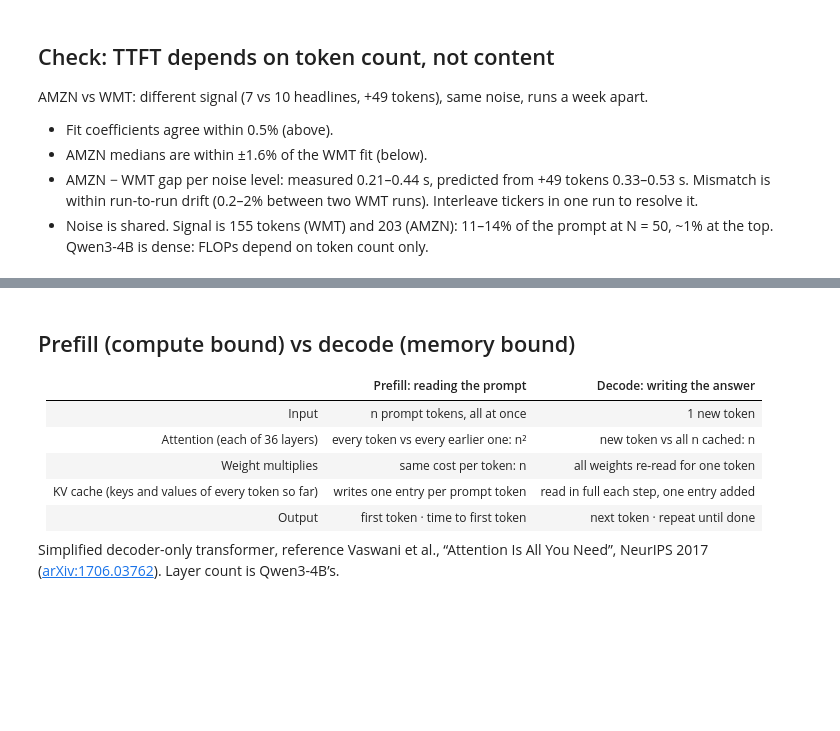
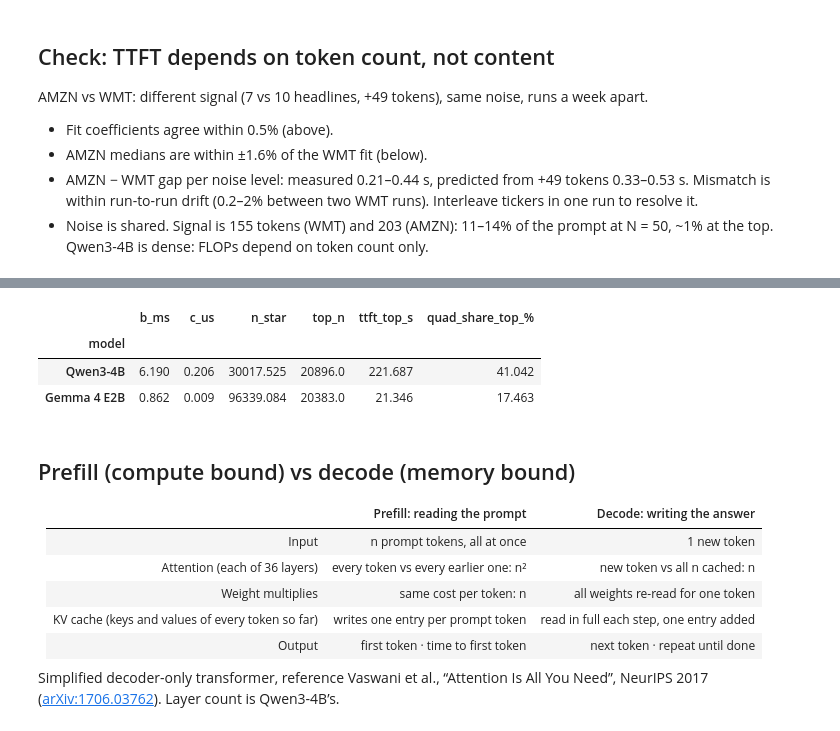
Before and after one commit to scalezen/vllm-market-agent, a Jupyter notebook: benchmarks/prefill_ttft.ipynb, the cells around one changed output, grey strips where cells are left out. Saved outputs shown, nothing was run; the diff lists cells and outputs as text; code cells hidden in the pictures; blank space fills up the shorter version.

```diff
--- a/benchmarks/prefill_ttft.ipynb
+++ b/benchmarks/prefill_ttft.ipynb
@@ -99,3 +174,25 @@ amzn.round(2)
+# %%
+# b_ms = coefficient b in the above fit in ms
+# c_us = coefficient c in the above fit in us
+# n_start = b_ms/c_us
+# top_n = maximum input tokens benchmarked
+# ttft_top_s = time to first token for maximum input tokens benchmarked
+# quad_share_top_% = percentage of the quadratic term (with coefficient) over the predicted time for the maximum input tokens benchmark run
+
+rows = []
+for name, fs, ms in [("Qwen3-4B", fits, meds), ("Gemma 4 E2B", g_fits, g_meds)]:
+    b_, c_ = fs["WMT"]
+    n = ms["WMT"].prompt_tokens.iloc[-1]
+    rows.append({"model": name, "b_ms": b_ * 1e3, "c_us": c_ * 1e6, "n_star": b_ / c_,
+                 "top_n": n, "ttft_top_s": ms["WMT"].ttft_s.iloc[-1], "quad_share_top_%": 100 * c_ * n**2 / (b_ * n + c_ * n**2)})
+cmp = pd.DataFrame(rows).set_index("model")
+# cmp.loc["ratio Qwen/Gemma", ["b_ms", "c_us"]] = cmp.iloc[0][["b_ms", "c_us"]] / cmp.iloc[1][["b_ms", "c_us"]]
+cmp.round(3)
+# %% [output]
+|  | b_ms | c_us | n_star | top_n | ttft_top_s | quad_share_top_% |
+| model |  |  |  |  |  |  |
+| Qwen3-4B | 6.190 | 0.206 | 30017.525 | 20896.0 | 221.687 | 41.042 |
+| Gemma 4 E2B | 0.862 | 0.009 | 96339.084 | 20383.0 | 21.346 | 17.463 |
 # %% [markdown]
 ## Prefill (compute bound) vs decode (memory bound)
 
```
Also changed, not shown: parts of 7 cells of this notebook.
